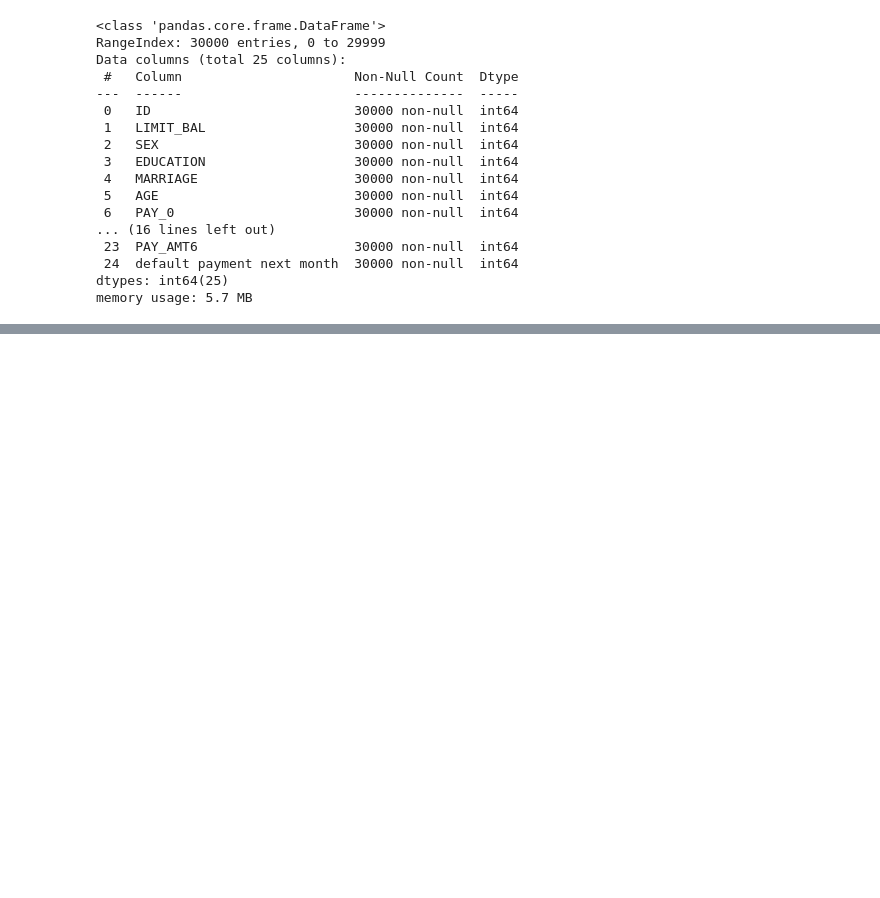
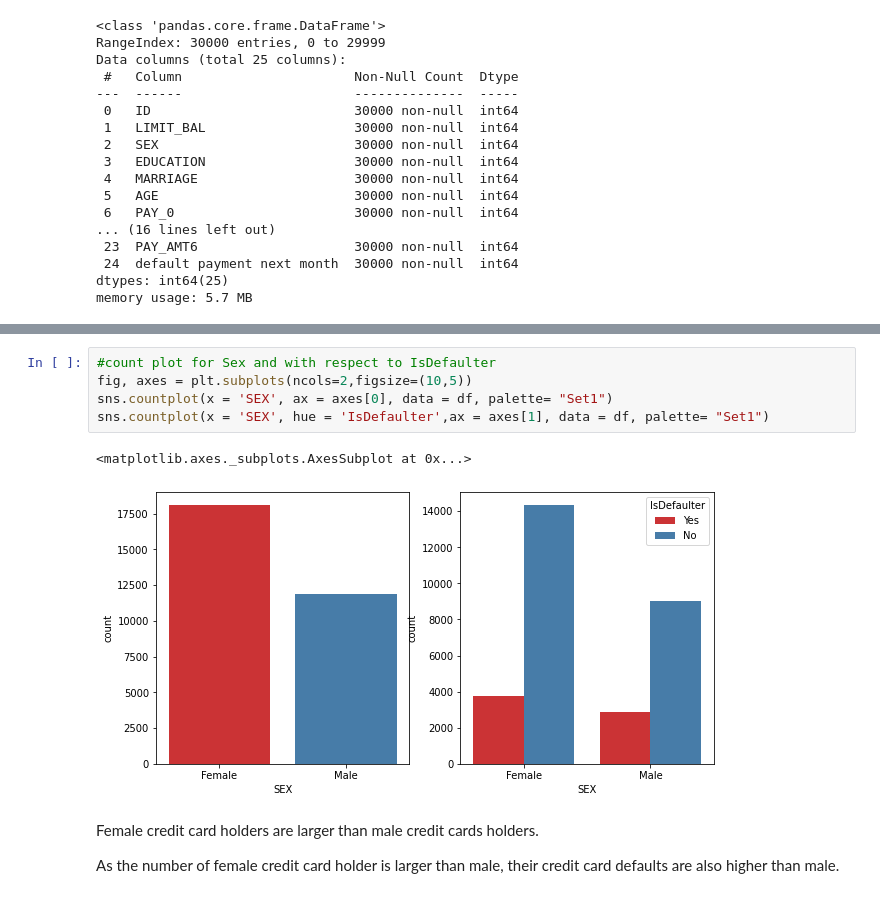
Before and after one commit to ankur727/Credit_card_default_prediction, a Jupyter notebook: Credit_Card_Default_Prediction_Capstone_Project.ipynb, the cells around one changed output, grey strips where cells are left out. Cells and saved outputs as stored; diff of their text form; blank space fills up the shorter version.

```diff
--- a/Credit_Card_Default_Prediction_Capstone_Project.ipynb
+++ b/Credit_Card_Default_Prediction_Capstone_Project.ipynb
@@ -120,0 +299,12 @@ memory usage: 5.7 MB
+# %%
+#count plot for Sex and with respect to IsDefaulter
+fig, axes = plt.subplots(ncols=2,figsize=(10,5))
+sns.countplot(x = 'SEX', ax = axes[0], data = df, palette= "Set1")
+sns.countplot(x = 'SEX', hue = 'IsDefaulter',ax = axes[1], data = df, palette= "Set1")
+# %% [output]
+<matplotlib.axes._subplots.AxesSubplot at 0x...>
+[figure, added]
+# %% [markdown]
+Female credit card holders are larger than male credit cards holders.
+
+As the number of female credit card holder is larger than male, their credit card defaults are also higher than male.
```
Also changed, not shown: parts of 28 cells of this notebook.
